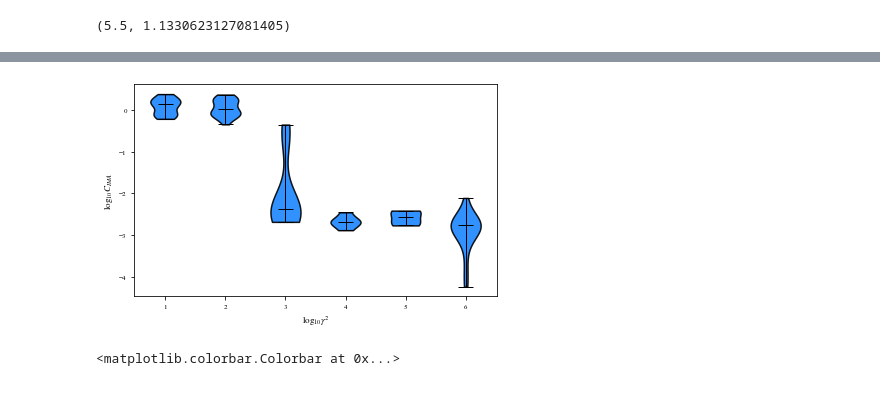
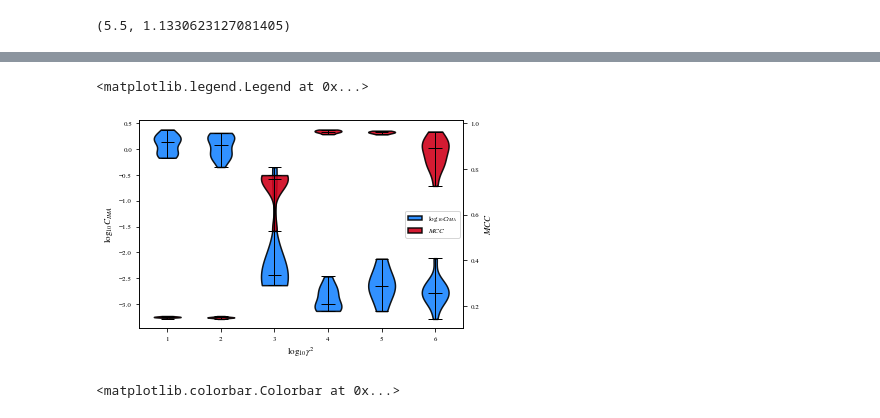
Before and after one commit to rpatrik96/ima-vae, a Jupyter notebook: notebooks/synth_plots.ipynb, the cells around one changed output, grey strips where cells are left out. Saved outputs shown, nothing was run; the diff lists cells and outputs as text; code cells hidden in the pictures.

```diff
--- a/notebooks/synth_plots.ipynb
+++ b/notebooks/synth_plots.ipynb
@@ -194,7 +166,20 @@ create_violinplot(gg_mcc, '$\log_{10}\gamma^2$', '$MCC$', [0]+ sorted(np.log10(r
-# %%
-create_violinplot([np.log10(g) for g in gg_cima], '$\log_{10}\gamma^2$', '$\log_{10}C_{IMA}$', [0]+ sorted(np.log10(runs_df["gamma_square"]).astype(int).unique()), filename="cima_vs_gamma")
-# %% [output]
-[figure, removed]
+# %%
+fig, ax = plt.subplots()
+ax2 = ax.twinx()
+
+vp= ax.violinplot([np.log10(g) for g in gg_cima], showmedians=True)
+format_violin(vp)
+ax.set_ylabel("$\log_{10} C_{IMA}$")
+
+vp2= ax2.violinplot(gg_mcc, showmedians=True)
+format_violin(vp2,'#D0021B')
+ax2.set_ylabel("$MCC$")
+
+ax.set_xlabel("$\log_{10}\gamma^2$")
+plt.legend([vp['bodies'][0],vp2['bodies'][0]], ["$\log_{10} C_{IMA}$", "$MCC$"], loc='right')
+# %% [output]
+<matplotlib.legend.Legend at 0x...>
+[figure, added]
 # %%
 plt.figure(figsize=(8,6))
 plt.scatter([np.log10(item) for sublist in gg_cima for item in sublist],[-np.log10(item) for sublist in gg_mcc for item in sublist], c=[np.log10(item) for sublist in gg_gamma for item in sublist], cmap="bwr")
```
Also changed, not shown: parts of 15 cells of this notebook.
